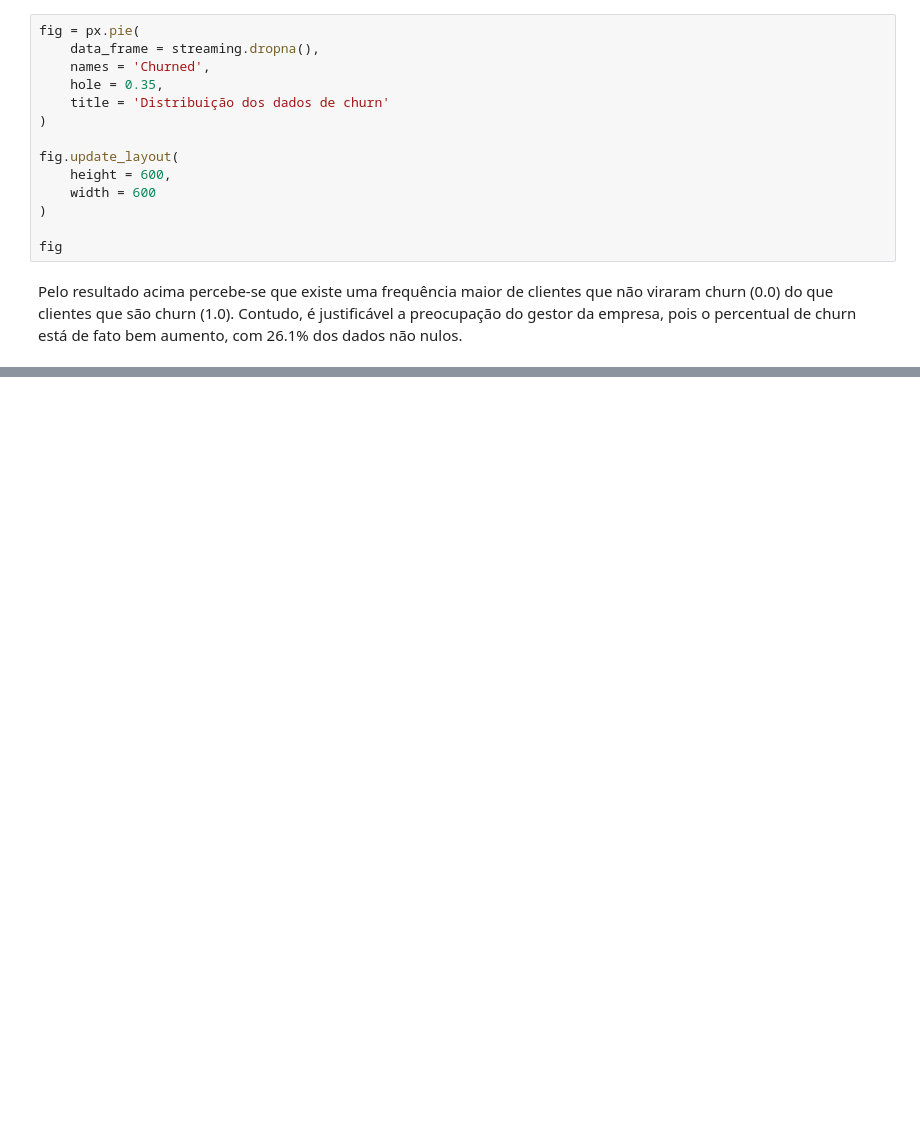
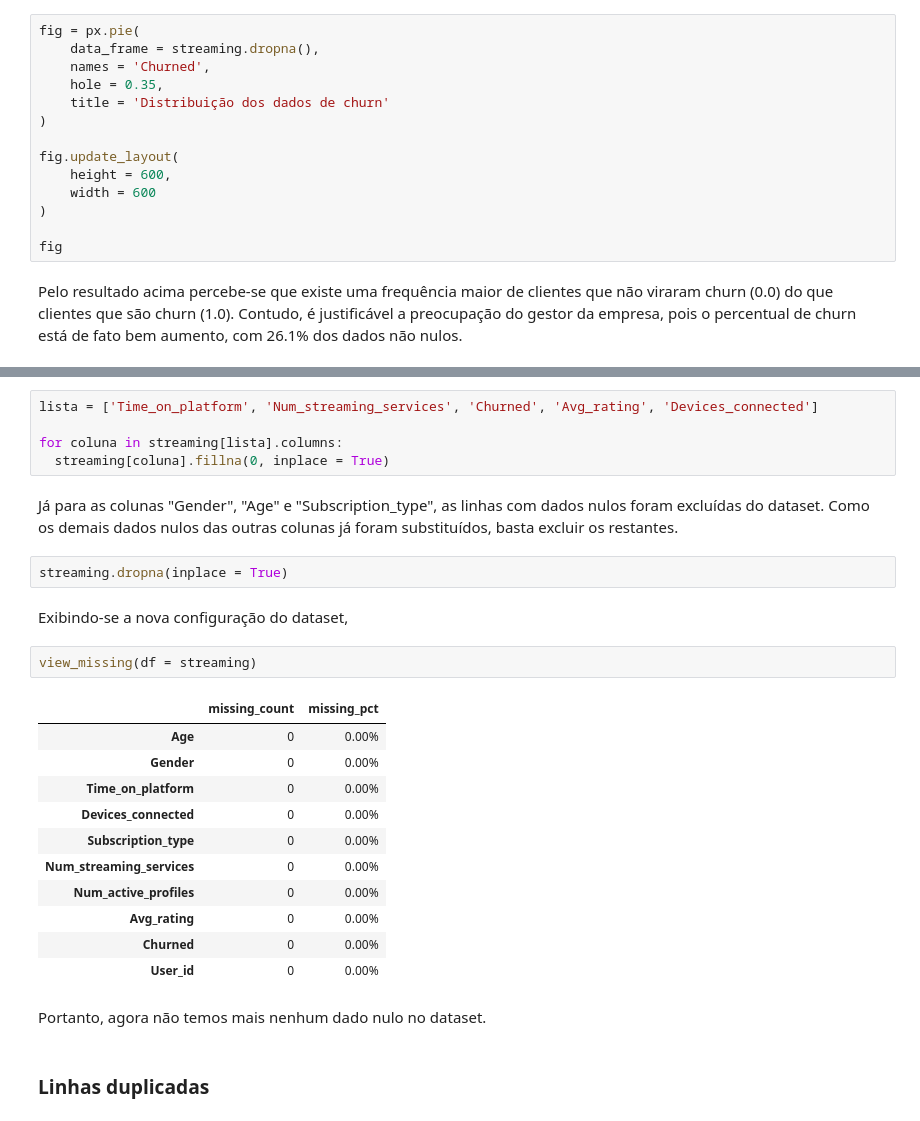
Before and after one commit to rfprates/modelo_classificacao_churn_streaming, a Jupyter notebook: case_classificacao_churn_streaming.ipynb, the cells around one changed output, grey strips where cells are left out. Cells and saved outputs as stored; diff of their text form; blank space fills up the shorter version.

```diff
--- a/case_classificacao_churn_streaming.ipynb
+++ b/case_classificacao_churn_streaming.ipynb
@@ -243,0 +305,29 @@ Pelo resultado acima percebe-se que existe uma frequência maior de clientes que
+# %%
+lista = ['Time_on_platform', 'Num_streaming_services', 'Churned', 'Avg_rating', 'Devices_connected']
+
+for coluna in streaming[lista].columns:
+  streaming[coluna].fillna(0, inplace = True)
+# %% [markdown]
+Já para as colunas "Gender", "Age" e "Subscription_type", as linhas com dados nulos foram excluídas do dataset. Como os demais dados nulos das outras colunas já foram substituídos, basta excluir os restantes.
+# %%
+streaming.dropna(inplace = True)
+# %% [markdown]
+Exibindo-se a nova configuração do dataset,
+# %%
+view_missing(df = streaming)
+# %% [output]
+|  | missing_count | missing_pct |
+| Age | 0 | 0.00% |
+| Gender | 0 | 0.00% |
+| Time_on_platform | 0 | 0.00% |
+| Devices_connected | 0 | 0.00% |
+| Subscription_type | 0 | 0.00% |
+| Num_streaming_services | 0 | 0.00% |
+| Num_active_profiles | 0 | 0.00% |
+| Avg_rating | 0 | 0.00% |
+| Churned | 0 | 0.00% |
+| User_id | 0 | 0.00% |
+# %% [markdown]
+Portanto, agora não temos mais nenhum dado nulo no dataset.
+# %% [markdown]
+### Linhas duplicadas
```
Also changed, not shown: parts of 7 cells of this notebook.
